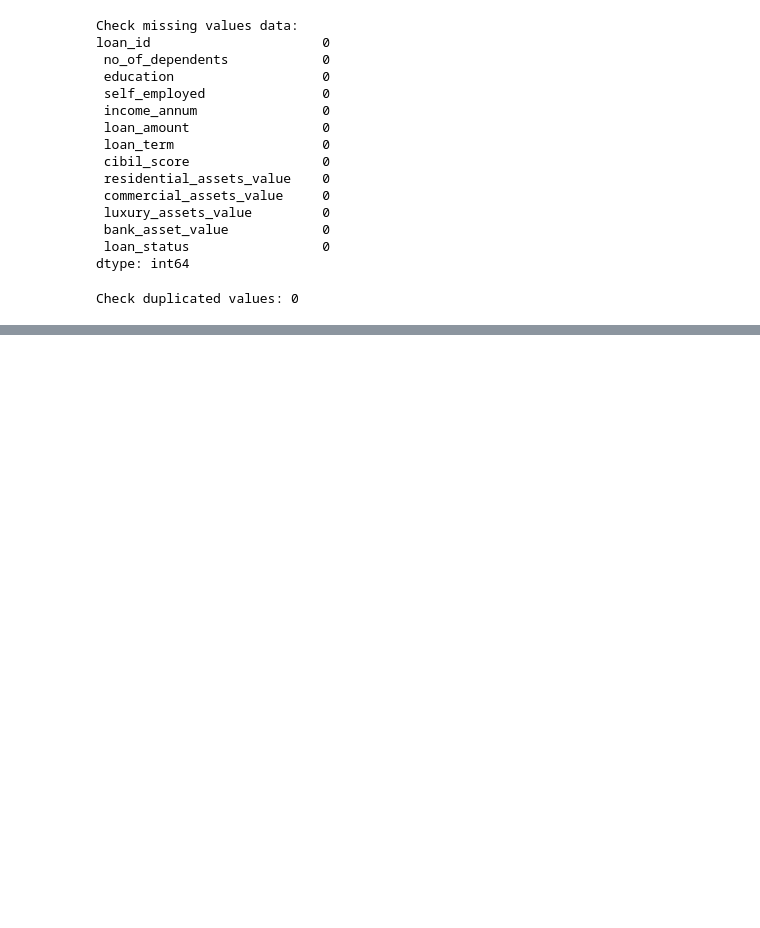
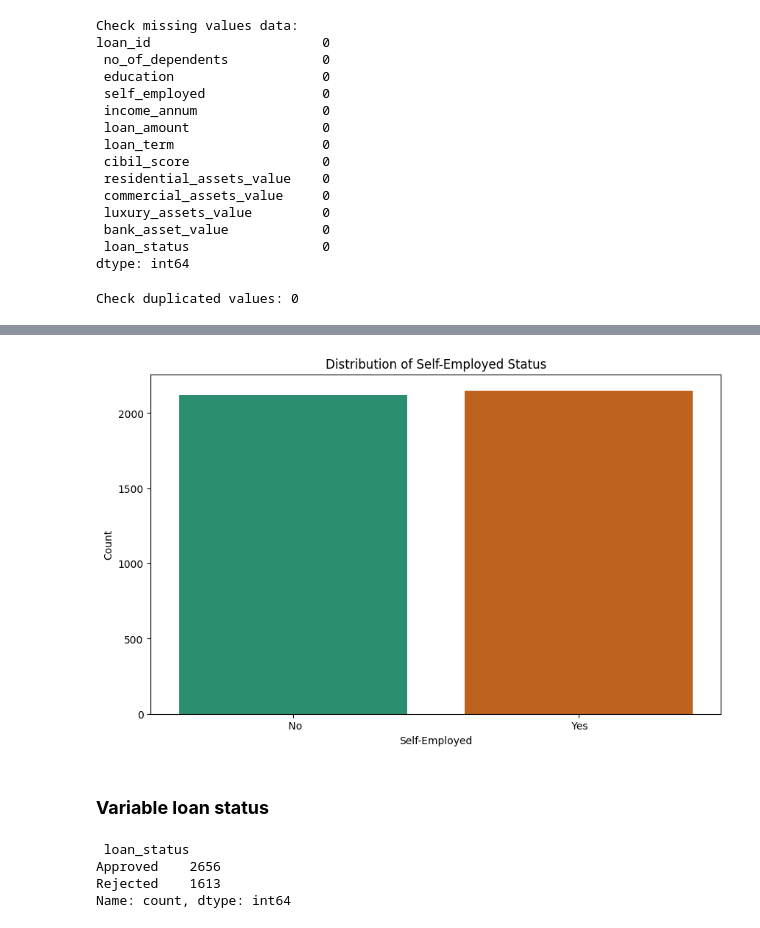
Before and after one commit to X6K18/Loan-Approval-Prediction-Datasets-Analysis, a Jupyter notebook: notebooks/infomation_data.ipynb, the cells around one changed output, grey strips where cells are left out. Saved outputs shown, nothing was run; the diff lists cells and outputs as text; code cells hidden in the pictures; blank space fills up the shorter version.

```diff
--- a/notebooks/infomation_data.ipynb
+++ b/notebooks/infomation_data.ipynb
@@ -87,0 +173,19 @@ df.describe()
+# %%
+plt.figure(figsize=(10, 6))
+sns.countplot(x=' self_employed', data=df, palette='Dark2', hue=' self_employed')
+plt.title('Distribution of Self-Employed Status')
+plt.xlabel('Self-Employed')
+plt.ylabel('Count')
+plt.show()
+# %% [output]
+[figure, added]
+# %% [markdown]
+### **Variable loan status**
+# %%
+loan_status_counts = df[' loan_status'].value_counts()
+loan_status_counts
+# %% [output]
+ loan_status
+Approved    2656
+Rejected    1613
+Name: count, dtype: int64
```
Also changed, not shown: parts of 39 cells of this notebook, 15 other files.
